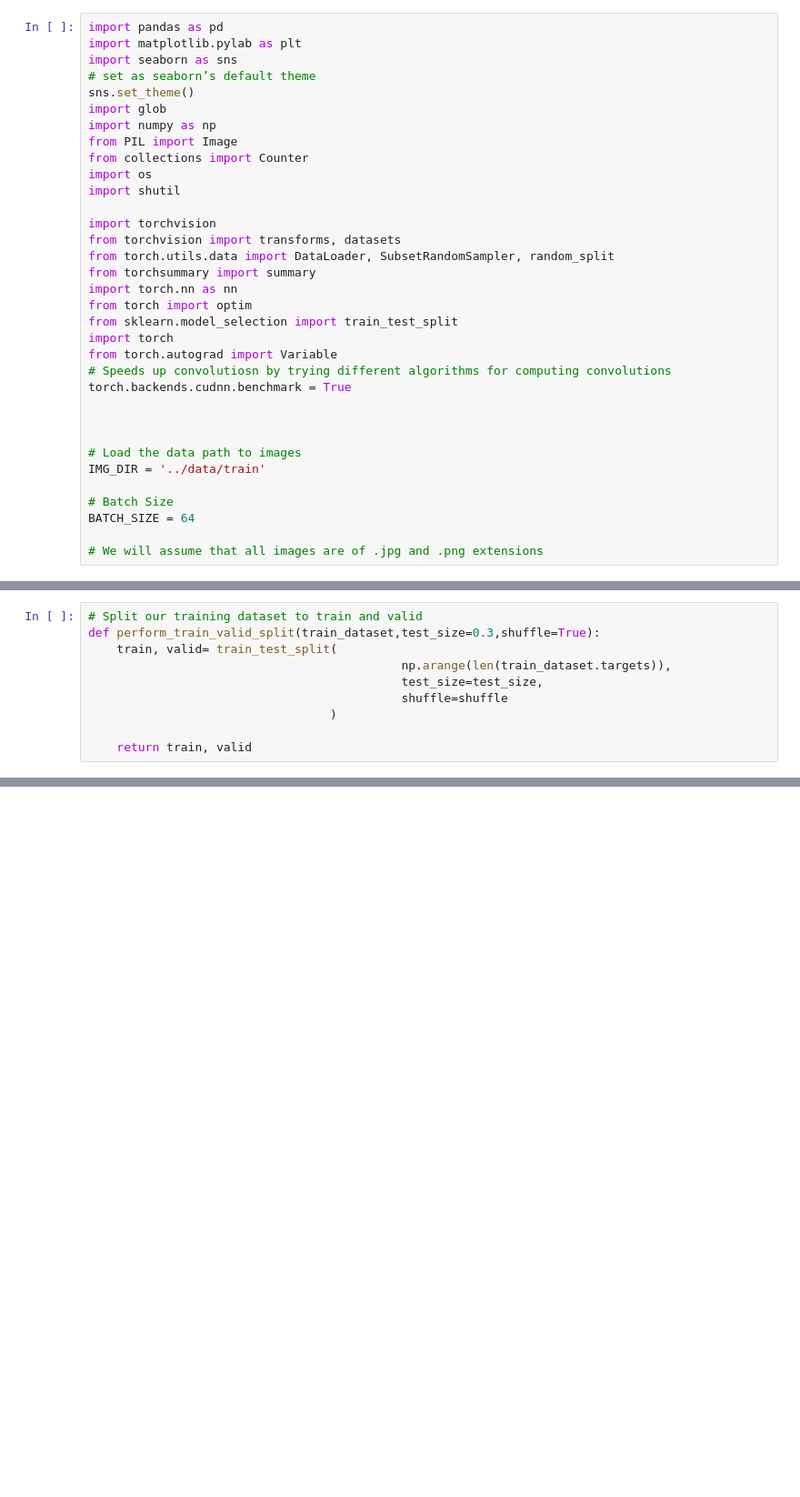
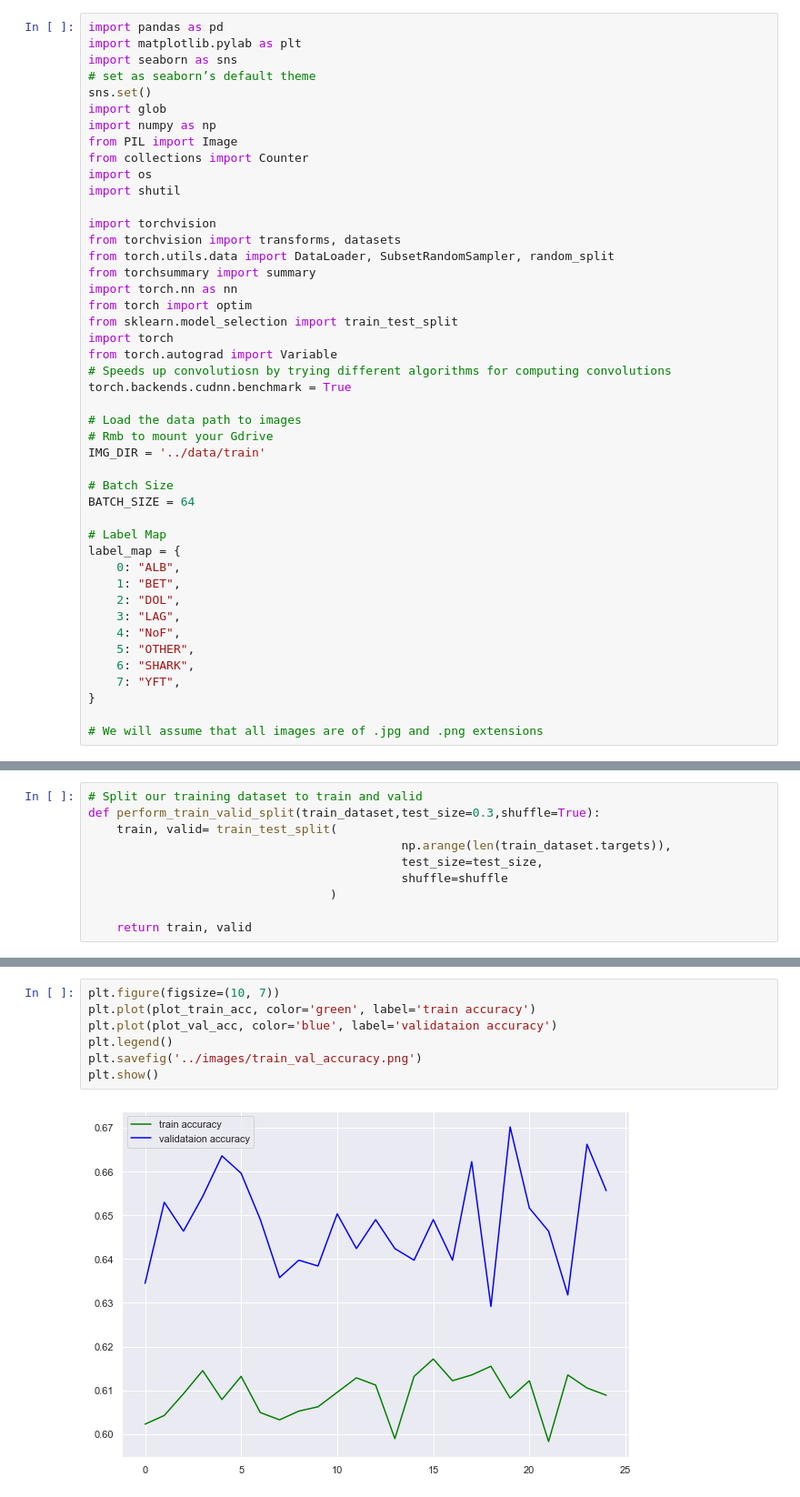
Before and after one commit to hngyilim/fish_are_mans_friend, a Jupyter notebook: notebooks/model_training.ipynb, the cells around one changed output, grey strips where cells are left out. Shown at 91% size. Cells and saved outputs as stored; diff of their text form; blank space fills up the shorter version.

```diff
--- a/notebooks/model_training.ipynb
+++ b/notebooks/model_training.ipynb
@@ -3,7 +3,7 @@ import pandas as pd
 import matplotlib.pylab as plt
 import seaborn as sns
 # set as seaborn’s default theme
-sns.set_theme()
+sns.set()
 import glob
 import numpy as np
 from PIL import Image
@@ -23,14 +23,25 @@ from torch.autograd import Variable
 # Speeds up convolutiosn by trying different algorithms for computing convolutions
 torch.backends.cudnn.benchmark = True
 
-
-
 # Load the data path to images
+# Rmb to mount your Gdrive
 IMG_DIR = '../data/train'
 
 # Batch Size
 BATCH_SIZE = 64
 
+# Label Map
+label_map = {
+    0: "ALB",
+    1: "BET",
+    2: "DOL",
+    3: "LAG",
+    4: "NoF",
+    5: "OTHER",
+    6: "SHARK",
+    7: "YFT",
+}
+
 # We will assume that all images are of .jpg and .png extensions
 # %%
 def convert_all_images_from_png_to_jpg(IMG_DIR) -> None:
@@ -244,0 +303,9 @@ Epoch 0/99
+# %%
+plt.figure(figsize=(10, 7))
+plt.plot(plot_train_acc, color='green', label='train accuracy')
+plt.plot(plot_val_acc, color='blue', label='validataion accuracy')
+plt.legend()
+plt.savefig('../images/train_val_accuracy.png')
+plt.show()
+# %% [output]
+[figure, added]
```
Also changed, not shown: parts of 11 cells of this notebook, 3 other files.
